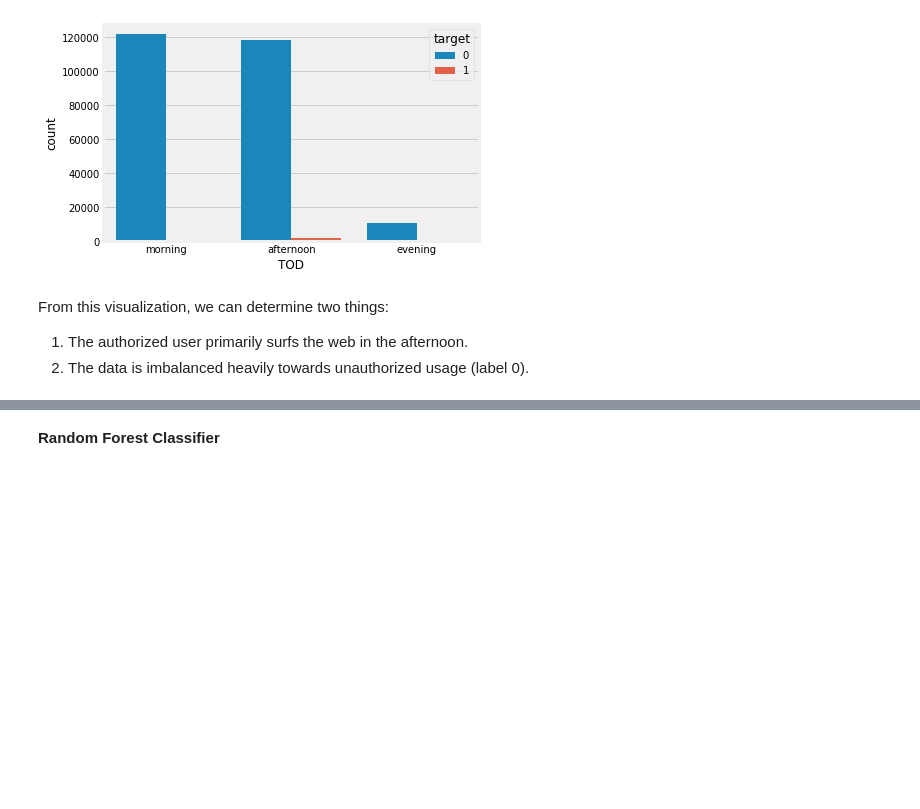
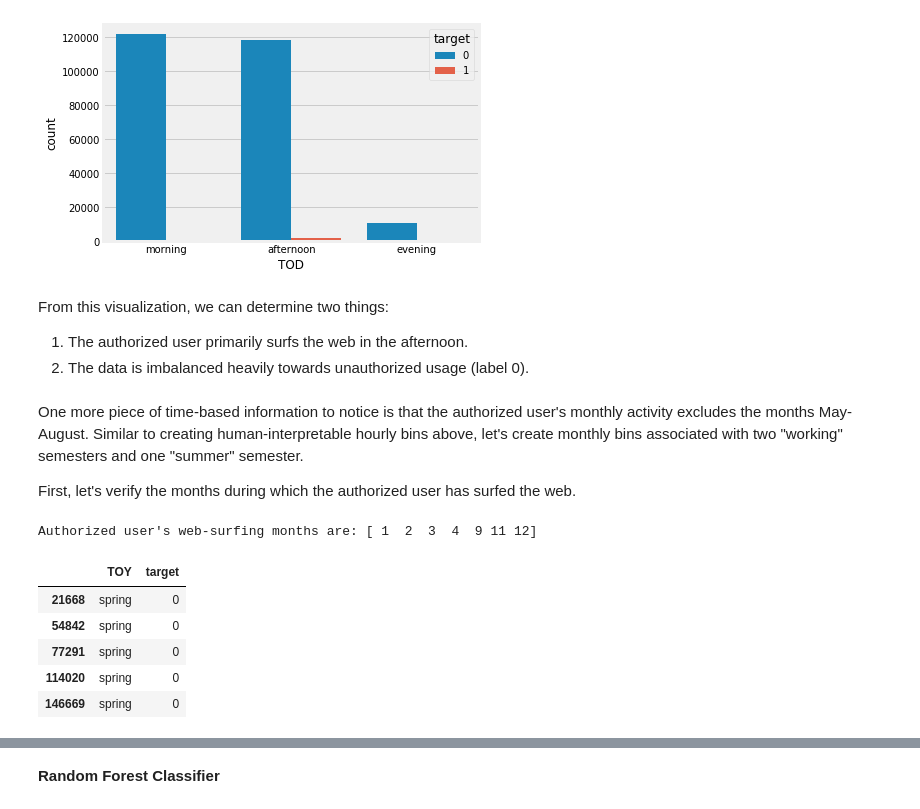
Before and after one commit to Kozyman/ML_portfolio, a Jupyter notebook: Catch_Me_If_You_Can.ipynb, the cells around one changed output, grey strips where cells are left out. Cells and saved outputs as stored; diff of their text form; code cells hidden in the pictures; blank space fills up the shorter version.

```diff
--- a/Catch_Me_If_You_Can.ipynb
+++ b/Catch_Me_If_You_Can.ipynb
@@ -307,3 +309,12 @@ sns.countplot(x = 'TOD', hue = 'target', data = train_tod_labels)
 From this visualization, we can determine two things:
 1. The authorized user primarily surfs the web in the afternoon.
 2. The data is imbalanced heavily towards unauthorized usage (label 0).
+# %% [markdown]
+One more piece of time-based information to notice is that the authorized user's monthly activity excludes the months May-August. Similar to creating human-interpretable hourly bins above, let's create monthly bins associated with two "working" semesters and one "summer" semester.
+
+First, let's verify the months during which the authorized user has surfed the web.
+# %%
+print('Authorized user\'s web-surfing months are: {}'
+      .format(np.sort(train_times[train_times.target==1].start_month.unique())))
+# %% [output]
+Authorized user's web-surfing months are: [ 1  2  3  4  9 11 12]
@@ -309,0 +334,11 @@ From this visualization, we can determine two things:
+# %%
+train_toy_ohe, train_toy_labels = add_time_of_year_features(train_data)
+train_toy_labels['target'] = y_train
+train_toy_labels.head()
+# %% [output]
+|  | TOY | target |
+| 21668 | spring | 0 |
+| 54842 | spring | 0 |
+| 77291 | spring | 0 |
+| 114020 | spring | 0 |
+| 146669 | spring | 0 |
```
Also changed, not shown: parts of 37 cells of this notebook.
